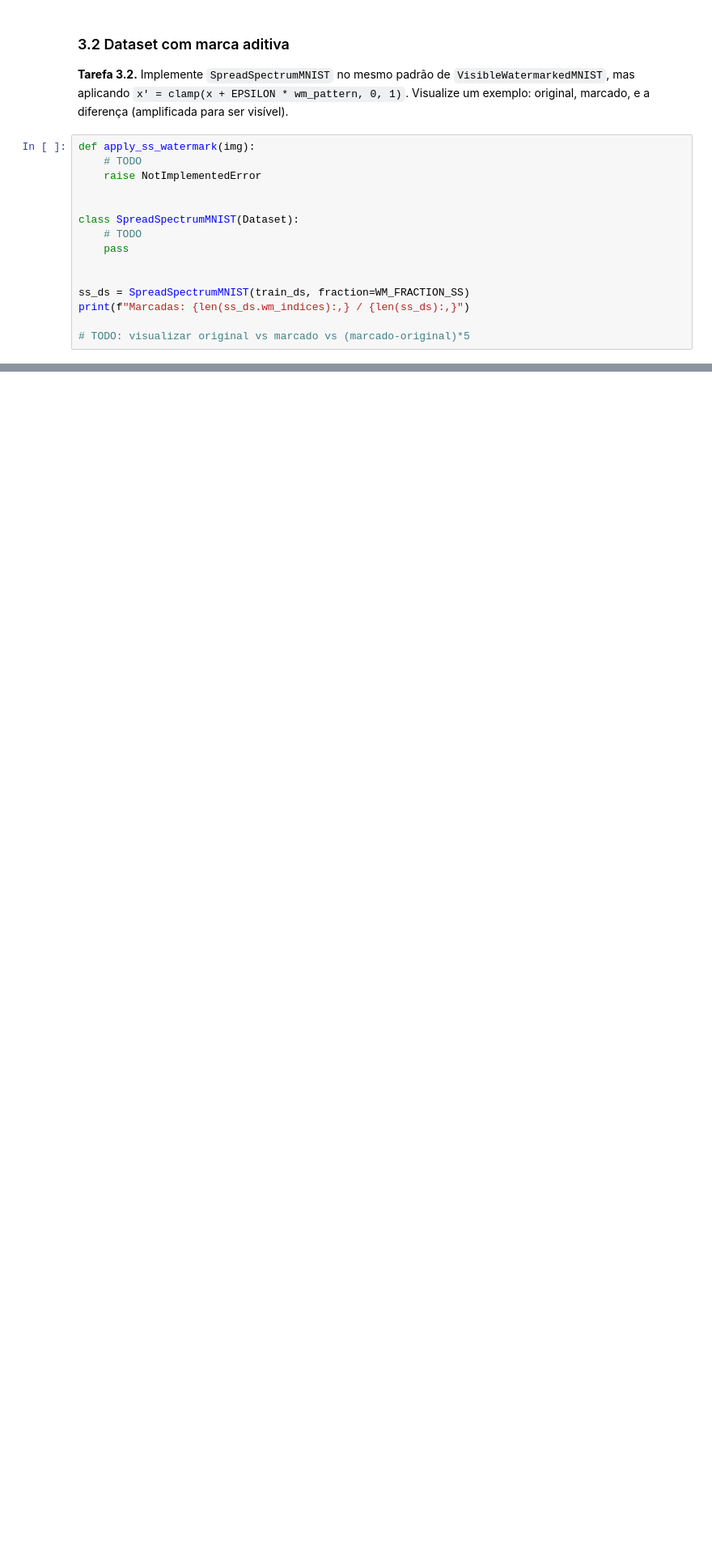
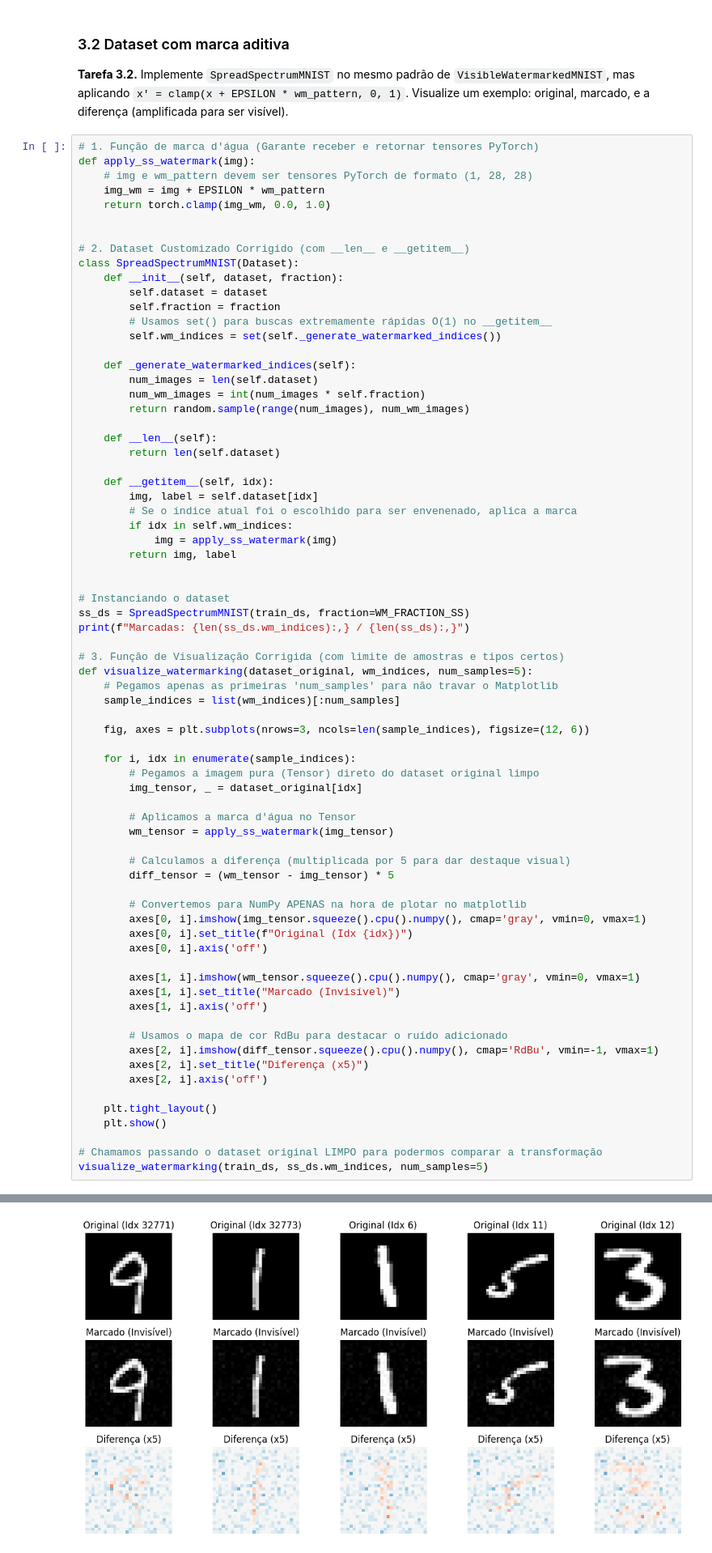
Before and after one commit to biaanuness/machine_learning2, a Jupyter notebook: trabalho_3/vae_watermark.ipynb, the cells around one changed output, grey strips where cells are left out. Shown at 81% size. Drawn from its saved outputs; the diff is of its cells as text; blank space fills up the shorter version.

```diff
--- a/trabalho_3/vae_watermark.ipynb
+++ b/trabalho_3/vae_watermark.ipynb
@@ -878,18 +883,76 @@ plt.tight_layout(); plt.savefig(output_dir / "ss_pattern.png", dpi=120); plt.sho
 ### 3.2 Dataset com marca aditiva
 
 **Tarefa 3.2.** Implemente `SpreadSpectrumMNIST` no mesmo padrão de `VisibleWatermarkedMNIST`, mas aplicando `x' = clamp(x + EPSILON * wm_pattern, 0, 1)`. Visualize um exemplo: original, marcado, e a diferença (amplificada para ser visível).
-# %%
-def apply_ss_watermark(img):
-    # TODO
-    raise NotImplementedError
-
-
-class SpreadSpectrumMNIST(Dataset):
-    # TODO
-    pass
-
-
-ss_ds = SpreadSpectrumMNIST(train_ds, fraction=WM_FRACTION_SS)
-print(f"Marcadas: {len(ss_ds.wm_indices):,} / {len(ss_ds):,}")
-
-# TODO: visualizar original vs marcado vs (marcado-original)*5
+# %%
+# 1. Função de marca d'água (Garante receber e retornar tensores PyTorch)
+def apply_ss_watermark(img):
+    # img e wm_pattern devem ser tensores PyTorch de formato (1, 28, 28)
+    img_wm = img + EPSILON * wm_pattern
+    return torch.clamp(img_wm, 0.0, 1.0)
+
+
+# 2. Dataset Customizado Corrigido (com __len__ e __getitem__)
+class SpreadSpectrumMNIST(Dataset):
+    def __init__(self, dataset, fraction):
+        self.dataset = dataset
+        self.fraction = fraction
+        # Usamos set() para buscas extremamente rápidas O(1) no __getitem__
+        self.wm_indices = set(self._generate_watermarked_indices())
+
+    def _generate_watermarked_indices(self):
+        num_images = len(self.dataset)
+        num_wm_images = int(num_images * self.fraction)
+        return random.sample(range(num_images), num_wm_images)
+
+    def __len__(self):
+        return len(self.dataset)
+
+    def __getitem__(self, idx):
+        img, label = self.dataset[idx]
+        # Se o índice atual foi o escolhido para ser envenenado, aplica a marca
+        if idx in self.wm_indices:
+            img = apply_ss_watermark(img)
+        return img, label
+
+
+# Instanciando o dataset
+ss_ds = SpreadSpectrumMNIST(train_ds, fraction=WM_FRACTION_SS)
+print(f"Marcadas: {len(ss_ds.wm_indices):,} / {len(ss_ds):,}")
+
+# 3. Função de Visualização Corrigida (com limite de amostras e tipos certos)
+def visualize_watermarking(dataset_original, wm_indices, num_samples=5):
+    # Pegamos apenas as primeiras 'num_samples' para não travar o Matplotlib
+    sample_indices = list(wm_indices)[:num_samples]
+
+    fig, axes = plt.subplots(nrows=3, ncols=len(sample_indices), figsize=(12, 6))
+
+    for i, idx in enumerate(sample_indices):
+        # Pegamos a imagem pura (Tensor) direto do dataset original limpo
+        img_tensor, _ = dataset_original[idx]
+
+        # Aplicamos a marca d'água no Tensor
+        wm_tensor = apply_ss_watermark(img_tensor)
+
+        # Calculamos a diferença (multiplicada por 5 para dar destaque visual)
+        diff_tensor = (wm_tensor - img_tensor) * 5
+
+        # Convertemos para NumPy APENAS na hora de plotar no matplotlib
+        axes[0, i].imshow(img_tensor.squeeze().cpu().numpy(), cmap='gray', vmin=0, vmax=1)
+        axes[0, i].set_title(f"Original (Idx {idx})")
+        axes[0, i].axis('off')
+
+        axes[1, i].imshow(wm_tensor.squeeze().cpu().numpy(), cmap='gray', vmin=0, vmax=1)
+        axes[1, i].set_title("Marcado (Invisível)")
+        axes[1, i].axis('off')
+
+        # Usamos o mapa de cor RdBu para destacar o ruído adicionado
+        axes[2, i].imshow(diff_tensor.squeeze().cpu().numpy(), cmap='RdBu', vmin=-1, vmax=1)
+        axes[2, i].set_title("Diferença (x5)")
+        axes[2, i].axis('off')
+
+    plt.tight_layout()
+    plt.show()
+
+# Chamamos passando o dataset original LIMPO para podermos comparar a transformação
+visualize_watermarking(train_ds, ss_ds.wm_indices, num_samples=5)
+# %% [output]
@@ -896,3 +960,4 @@ print(f"Marcadas: {len(ss_ds.wm_indices):,} / {len(ss_ds):,}")
+[figure, added]
 # %% [markdown]
 ### 3.3 Treinar VAE com a marca imperceptível
 
```
Also changed, not shown: parts of 5 cells of this notebook.
